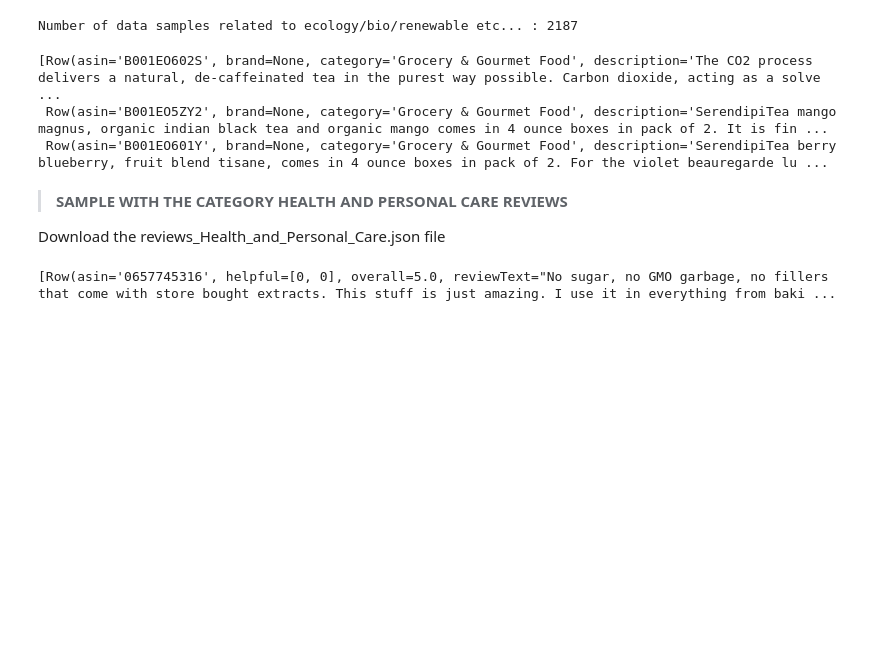
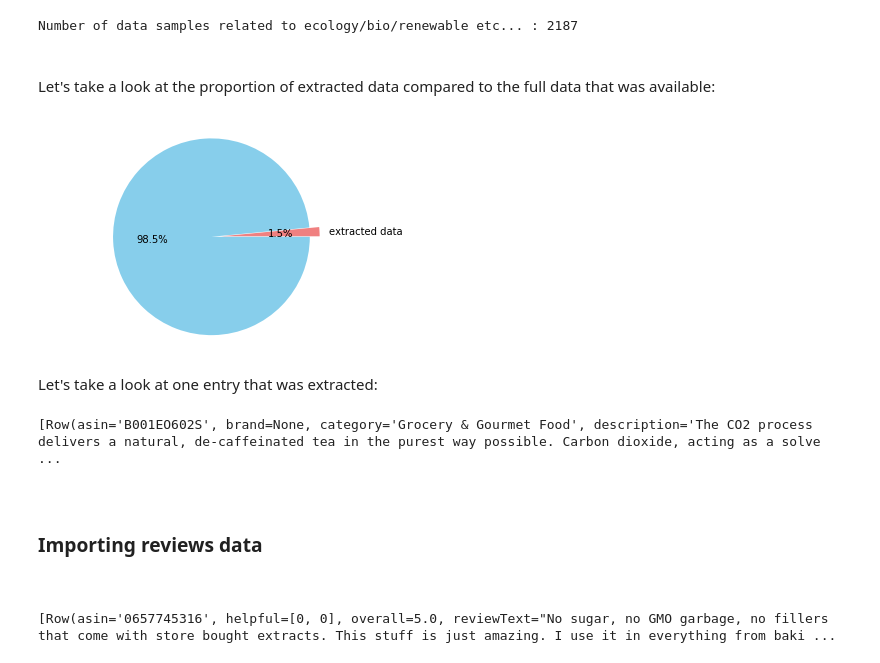
Before and after one commit to MaxencePPierre/ada-project, a Jupyter notebook: datacollect_grocery_food.ipynb, the cells around one changed output. Saved outputs shown, nothing was run; the diff lists cells and outputs as text; code cells hidden in the pictures; blank space fills up the shorter version.

Commit message:
grocery & food

```diff
--- a/datacollect_grocery_food.ipynb
+++ b/datacollect_grocery_food.ipynb
@@ -206,19 +186,30 @@ filter_products_bio = datacleaned_DF.rdd.filter(lambda r: (r[6] != None) &  (r[3
 print("Number of data samples related to ecology/bio/renewable etc... : " + str(filter_products_bio.count()) )
 # %% [output]
 Number of data samples related to ecology/bio/renewable etc... : 2187
+# %% [markdown]
+<br>
+
+Let's take a look at the proportion of extracted data compared to the full data that was available:
+# %%
+labels = 'extracted data', ''; colors_graph = ['lightcoral', 'skyblue']
+plt.pie([filter_products_bio.count(), datacleaned_DF.rdd.count()-filter_products_bio.count()], autopct='%1.1f%%', explode=(0.1, 0), labels=labels, colors=colors_graph)
+plt.axis('equal'); plt.show()
+# %% [output]
+[figure, added]
+# %% [markdown]
+Let's take a look at one entry that was extracted:
 # %%
-filter_products_bio.take(3)
+filter_products_bio.take(1)
 # %% [output]
 [Row(asin='B001EO602S', brand=None, category='Grocery & Gourmet Food', description='The CO2 process delivers a natural, de-caffeinated tea in the purest way possible. Carbon dioxide, acting as a solve ...
- Row(asin='B001EO5ZY2', brand=None, category='Grocery & Gourmet Food', description='SerendipiTea mango magnus, organic indian black tea and organic mango comes in 4 ounce boxes in pack of 2. It is fin ...
- Row(asin='B001EO601Y', brand=None, category='Grocery & Gourmet Food', description='SerendipiTea berry blueberry, fruit blend tisane, comes in 4 ounce boxes in pack of 2. For the violet beauregarde lu ...
 # %%
 # Transform the RDD data into DataFrame (we'll then be able work and join with review data)
 DF_filter_products_bio = spark.createDataFrame(filter_products_bio)
-# %% [markdown]
-> __SAMPLE WITH THE CATEGORY HEALTH AND PERSONAL CARE REVIEWS__
-
-Download the reviews_Health_and_Personal_Care.json file
+# %% [markdown]
+<br>
+
+### Importing reviews data
+<br>
 # %%
 reviews = spark.read.json(DATA_DIR+"reviews_Grocery_and_Gourmet_Food.json")
 # %%
```
Also changed, not shown: parts of 17 cells of this notebook, 2 other files.
